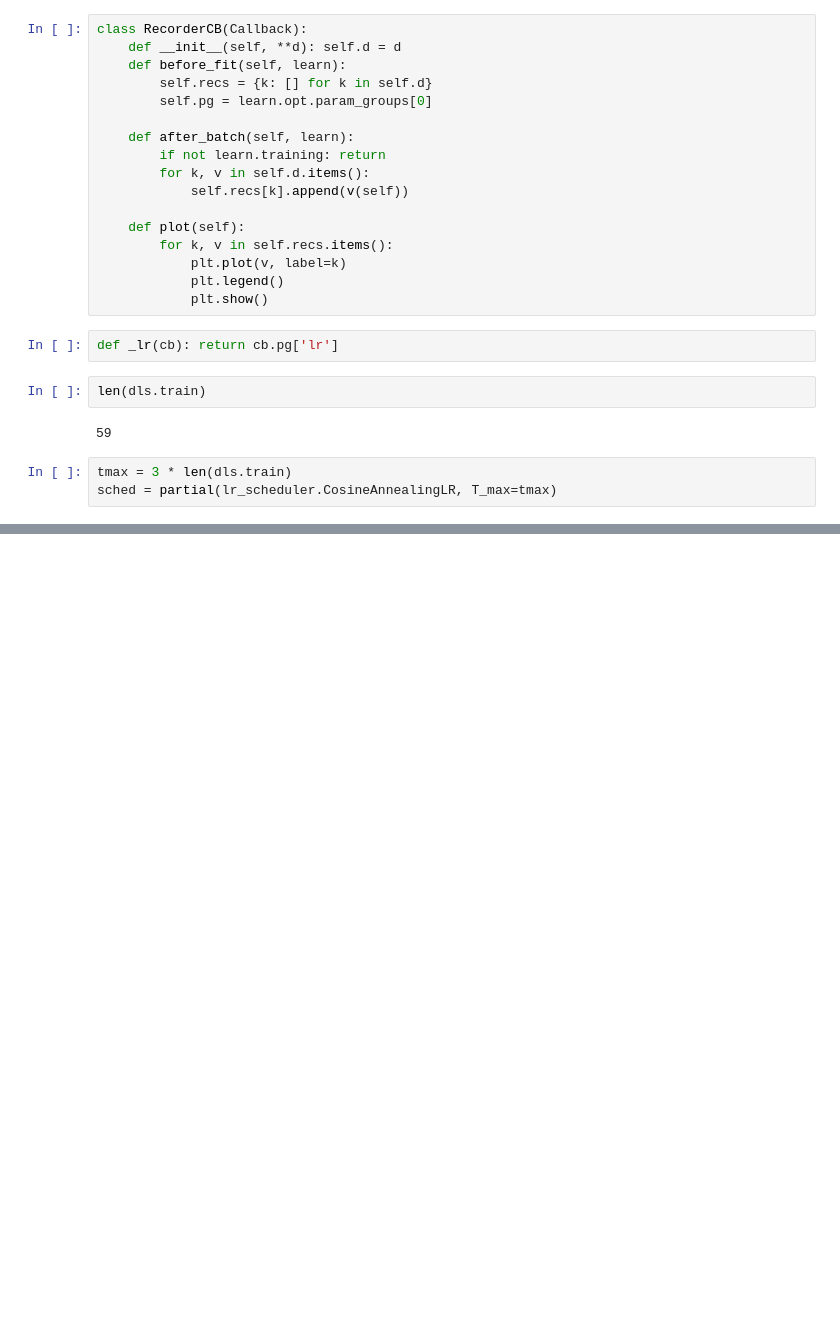
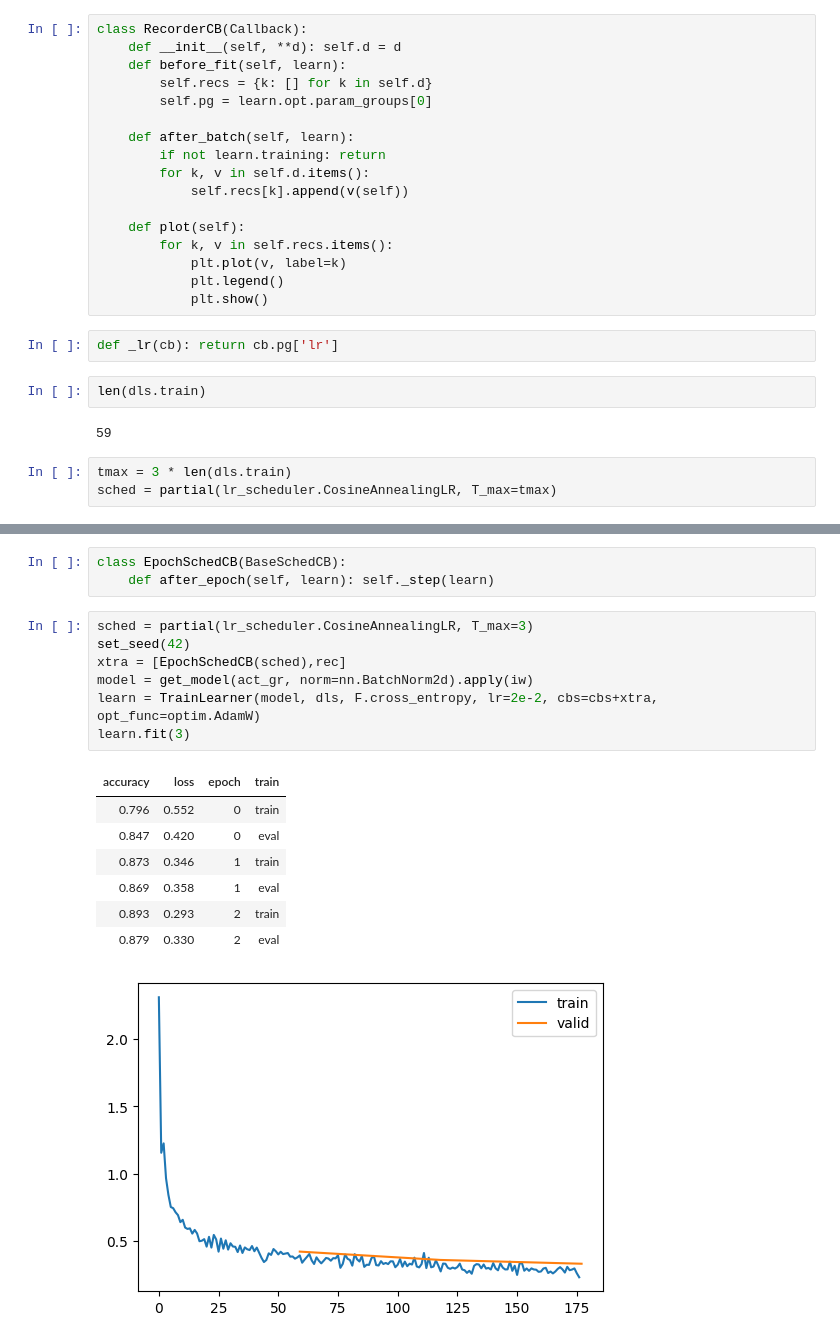
Before and after one commit to teome/diffusion-play, a Jupyter notebook: nbs/12_accel_sgd.ipynb, the cells around one changed output, grey strips where cells are left out. Drawn from its saved outputs; the diff is of its cells as text; blank space fills up the shorter version.

Commit message:
Play with custom schedulers

```diff
--- a/nbs/12_accel_sgd.ipynb
+++ b/nbs/12_accel_sgd.ipynb
@@ -333,0 +333,19 @@ learn.fit(3)
+# %%
+class EpochSchedCB(BaseSchedCB):
+    def after_epoch(self, learn): self._step(learn)
+# %%
+sched = partial(lr_scheduler.CosineAnnealingLR, T_max=3)
+set_seed(42)
+xtra = [EpochSchedCB(sched),rec]
+model = get_model(act_gr, norm=nn.BatchNorm2d).apply(iw)
+learn = TrainLearner(model, dls, F.cross_entropy, lr=2e-2, cbs=cbs+xtra, opt_func=optim.AdamW)
+learn.fit(3)
+# %% [output]
+| accuracy | loss | epoch | train |
+| 0.796 | 0.552 | 0 | train |
+| 0.847 | 0.420 | 0 | eval |
+| 0.873 | 0.346 | 1 | train |
+| 0.869 | 0.358 | 1 | eval |
+| 0.893 | 0.293 | 2 | train |
+| 0.879 | 0.330 | 2 | eval |
+[figure, added]
```
Also changed, not shown: parts of 17 cells of this notebook.
